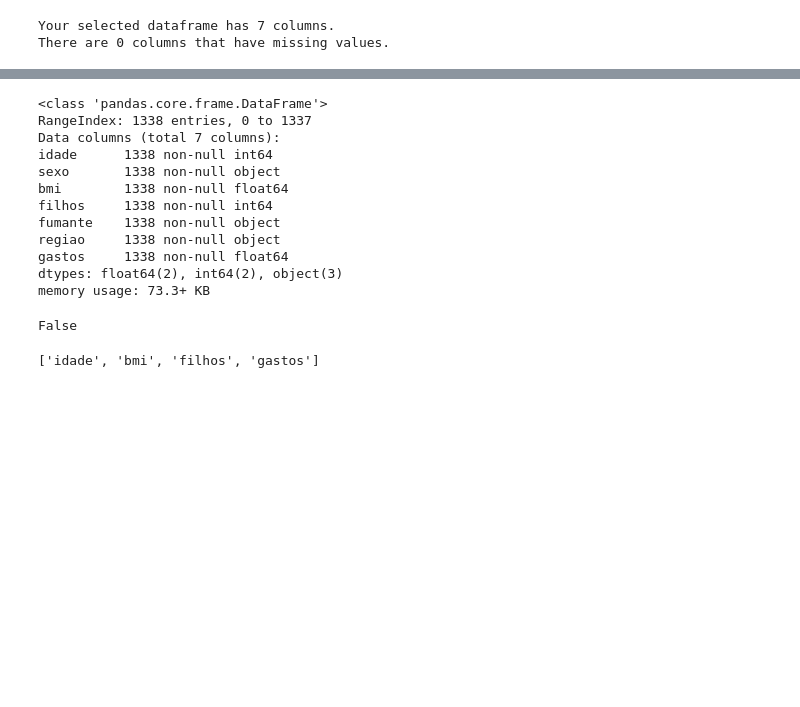
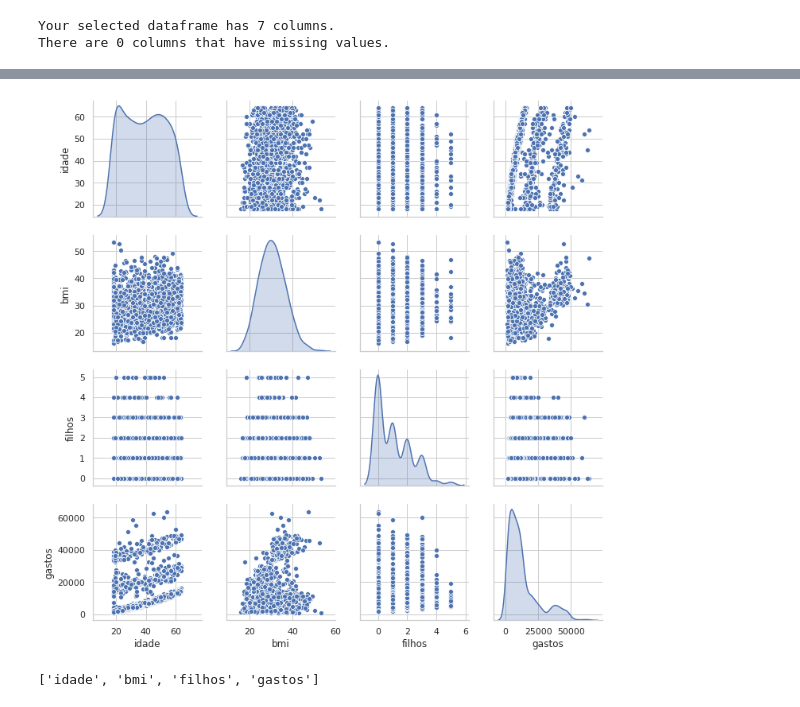
Before and after one commit to armindoguerra/prevendo-despesas-hospitalares, a Jupyter notebook: Untitled.ipynb, the cells around one changed output, grey strips where cells are left out. Drawn from its saved outputs; the diff is of its cells as text; code cells hidden in the pictures; blank space fills up the shorter version.

```diff
--- a/Untitled.ipynb
+++ b/Untitled.ipynb
@@ -147,17 +127,5 @@ sns.heatmap(corr, cmap=cmap, vmax=1, vmin=-1, center=0, square=True, linewidths=
-# %%
-df.info() == 'float64'
-# %% [output]
-<class 'pandas.core.frame.DataFrame'>
-RangeIndex: 1338 entries, 0 to 1337
-Data columns (total 7 columns):
-idade      1338 non-null int64
-sexo       1338 non-null object
-bmi        1338 non-null float64
-filhos     1338 non-null int64
-fumante    1338 non-null object
-regiao     1338 non-null object
-gastos     1338 non-null float64
-dtypes: float64(2), int64(2), object(3)
-memory usage: 73.3+ KB
-False
+# %%
+g = sns.pairplot(df, diag_kind="kde")
+# %% [output]
+[figure, added]
 # %%
```
Also changed, not shown: parts of 29 cells of this notebook.
